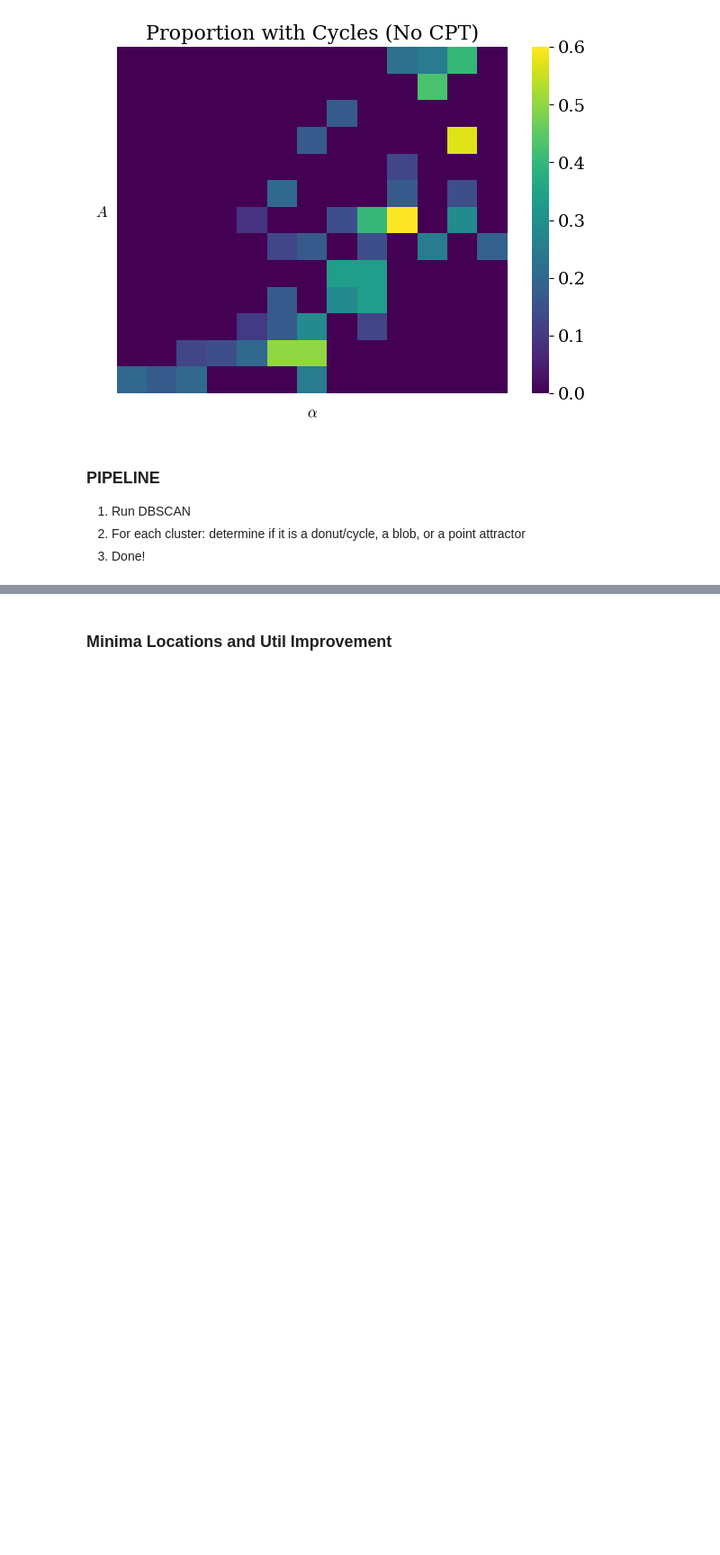
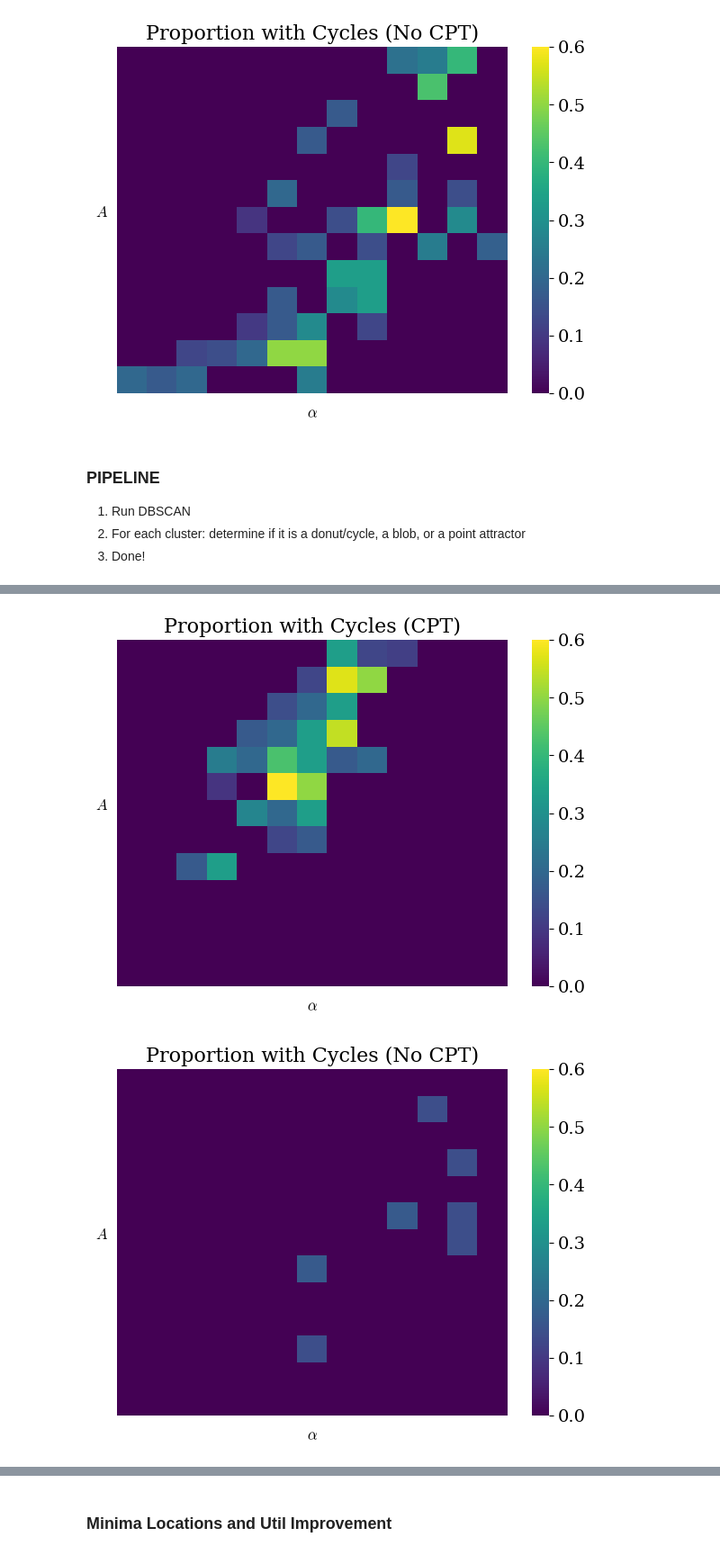
Before and after one commit to charlesaugdupont/cognitive-biases-endogenous-volatility, a Jupyter notebook: LowHealthHighWealthResults.ipynb, the cells around one changed output, grey strips where cells are left out. Shown at 90% size. Cells and saved outputs as stored; diff of their text form; code cells hidden in the pictures; blank space fills up the shorter version.

```diff
--- a/LowHealthHighWealthResults.ipynb
+++ b/LowHealthHighWealthResults.ipynb
@@ -287,11 +287,8 @@ for direc in ["results_5", "cpt_no_effect"]:
 2) For each cluster: determine if it is a donut/cycle, a blob, or a point attractor
 3) Done!
 # %%
-def classify_shape(points, persistence_threshold=0.1, min_birth_threshold=0.1):
+def persistent_homology(points, persistence_threshold=0.1, min_birth_threshold=0.1):
     """
-    Classifies a 2D point cloud as a 'donut' or a 'blob' based on persistent homology,
-    with an added threshold for the minimum birth time of a loop.
-
     Args:
         points (np.ndarray): A NumPy array of shape (n_points, 2).
         persistence_threshold (float): The minimum persistence for a loop to be considered significant.
@@ -307,7 +304,7 @@ def classify_shape(points, persistence_threshold=0.1, min_birth_threshold=0.1):
     homology_1_diagram = diagrams[1]
 
     if homology_1_diagram.size == 0:
-        return 'blob', -1, -1
+        return -1, -1
 
     # Calculate the persistence of each loop
     # Persistence is the difference between death and birth times
@@ -320,15 +317,18 @@ def classify_shape(points, persistence_threshold=0.1, min_birth_threshold=0.1):
     significant_loops = np.logical_and(persistence > persistence_threshold, birth_times > min_birth_threshold)
 
     if np.any(significant_loops):
-        return 'donut', max(persistence), max(birth_times)
+        return max(persistence), max(birth_times)
     else:
-        return 'blob', max(persistence), max(birth_times)
+        return max(persistence), max(birth_times)
 # %%
 directory = "results_5"
 files = [x for x in os.listdir(directory) if "pickle" in x]
 N = 500
 
 for idx,f in tqdm(enumerate(files)):
+
+    if idx != 11:
+        continue
 
     with open(os.path.join(directory, f), "rb") as f:
         res = pickle.load(f)
@@ -339,8 +339,10 @@ for idx,f in tqdm(enumerate(files)):
     n_clusters = len(set(labels)) - (1 if -1 in labels else 0)
 
     donut = False
+    print(np.unique(labels))
     for L in np.unique(labels):
         points = np.unique(X[labels==L], axis=0)
+        print(np.var(points, axis=0).sum())
         classification, p, b = classify_shape(points[:N], persistence_threshold=3.0, min_birth_threshold=5.0)
         if classification == "donut":
             hull = ConvexHull(points)
@@ -351,7 +353,6 @@ for idx,f in tqdm(enumerate(files)):
             print(f"Solidity Ratio: {solidity_ratio:.2f}")
 
             donut = True
-            break
 
     if donut:
         print(idx, p, b)
@@ -387,0 +391,49 @@ Solidity Ratio: 0.17
+# %%
+for direc in ["results_5", "cpt_no_effect"]:
+
+    with open(direc + "_attractors.pickle", "rb") as f:
+        A = pickle.load(f)
+
+    param_loops = []
+    for idx,f in tqdm(enumerate(os.listdir(direc))):
+        with open(os.path.join(direc, f), "rb") as f:
+            res = pickle.load(f)
+        cycle = False
+        for cluster in A[idx]:
+            if cluster["persistence"] >= 2.6 and cluster["solidity_ratio"] >= 0.08 and cluster["movement_var"] >= 15:
+                cycle = True
+                break
+        param_loops.append((res["params"]["w_delta_scale"], res["params"]["alpha"], int(cycle)))
+
+    df = pd.DataFrame({
+        'A': [item[0] for item in param_loops],
+        'alpha': [item[1] for item in param_loops],
+        'metric': [item[2] for item in param_loops]
+    })
+    num_bins = 13
+    df['param1_binned'] = pd.cut(df['A'], bins=num_bins)
+    df['param2_binned'] = pd.cut(df['alpha'], bins=num_bins)
+    average_metric_data = df.groupby(['param1_binned', 'param2_binned'])['metric'].mean().unstack(fill_value=0)
+
+    plt.figure(figsize=(7, 5))
+    ax = sns.heatmap(
+        average_metric_data,
+        annot=False,
+        cmap='viridis',
+        vmin=0.0,
+        vmax=0.6
+    )
+    ax.invert_yaxis()
+
+    if direc == "results_5":
+        plt.title('Proportion with Cycles (CPT)', fontsize=16)
+    else:
+        plt.title('Proportion with Cycles (No CPT)', fontsize=16)
+    plt.xlabel(r'$\alpha$', fontsize=12, labelpad=10)
+    plt.ylabel(r'$A$', rotation = 0, labelpad=12, fontsize=12)
+    plt.xticks([])
+    plt.yticks([])
+    plt.show()
+# %% [output]
+[figure, added]
+[figure, added]
```
Also changed, not shown: parts of 3 cells of this notebook, 2 other files.
